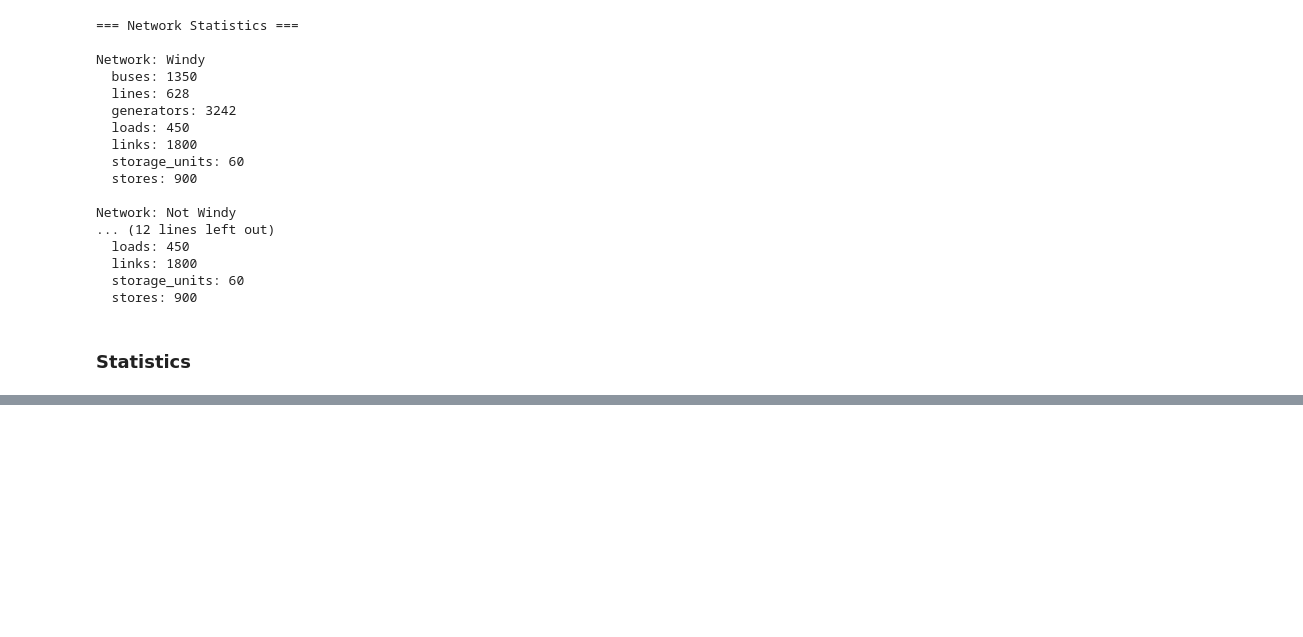
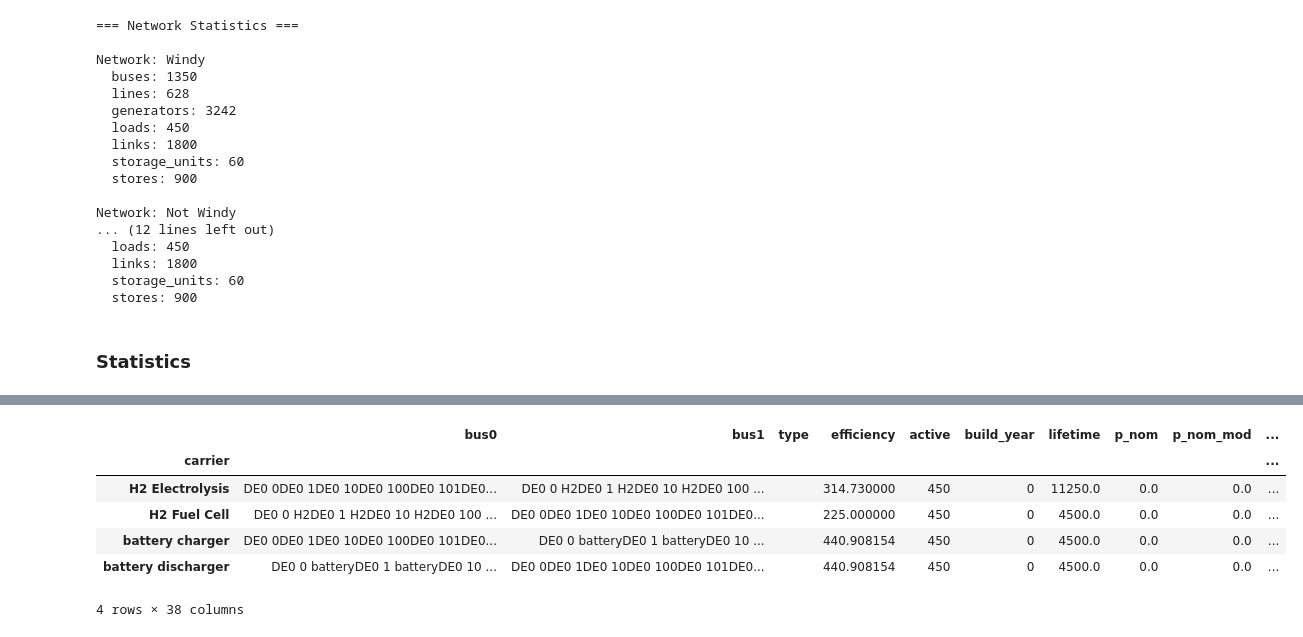
Before and after one commit to Luca2299/pypsa-eur, a Jupyter notebook: notebooks/Analysis_unsolved.ipynb, the cells around one changed output, grey strips where cells are left out. Saved outputs shown, nothing was run; the diff lists cells and outputs as text; code cells hidden in the pictures; blank space fills up the shorter version.

```diff
--- a/notebooks/Analysis_unsolved.ipynb
+++ b/notebooks/Analysis_unsolved.ipynb
@@ -156,0 +187,11 @@ All results saved to: /home/lucakristin/Desktop/my_pypsa/pypsa-eur/analysis/germ
+# %%
+links_by_groups = links_now.groupby("carrier").sum()
+links_by_groups
+# %% [output]
+|  | bus0 | bus1 | type | efficiency | active | build_year | lifetime | p_nom | p_nom_mod | ... |
+| carrier |  |  |  |  |  |  |  |  |  | ... |
+| H2 Electrolysis | DE0 0DE0 1DE0 10DE0 100DE0 101DE0... | DE0 0 H2DE0 1 H2DE0 10 H2DE0 100 ... |  | 314.730000 | 450 | 0 | 11250.0 | 0.0 | 0.0 | ... |
+| H2 Fuel Cell | DE0 0 H2DE0 1 H2DE0 10 H2DE0 100 ... | DE0 0DE0 1DE0 10DE0 100DE0 101DE0... |  | 225.000000 | 450 | 0 | 4500.0 | 0.0 | 0.0 | ... |
+| battery charger | DE0 0DE0 1DE0 10DE0 100DE0 101DE0... | DE0 0 batteryDE0 1 batteryDE0 10 ... |  | 440.908154 | 450 | 0 | 4500.0 | 0.0 | 0.0 | ... |
+| battery discharger | DE0 0 batteryDE0 1 batteryDE0 10 ... | DE0 0DE0 1DE0 10DE0 100DE0 101DE0... |  | 440.908154 | 450 | 0 | 4500.0 | 0.0 | 0.0 | ... |
+4 rows × 38 columns
```
Also changed, not shown: parts of 6 cells of this notebook, 58 other files.
